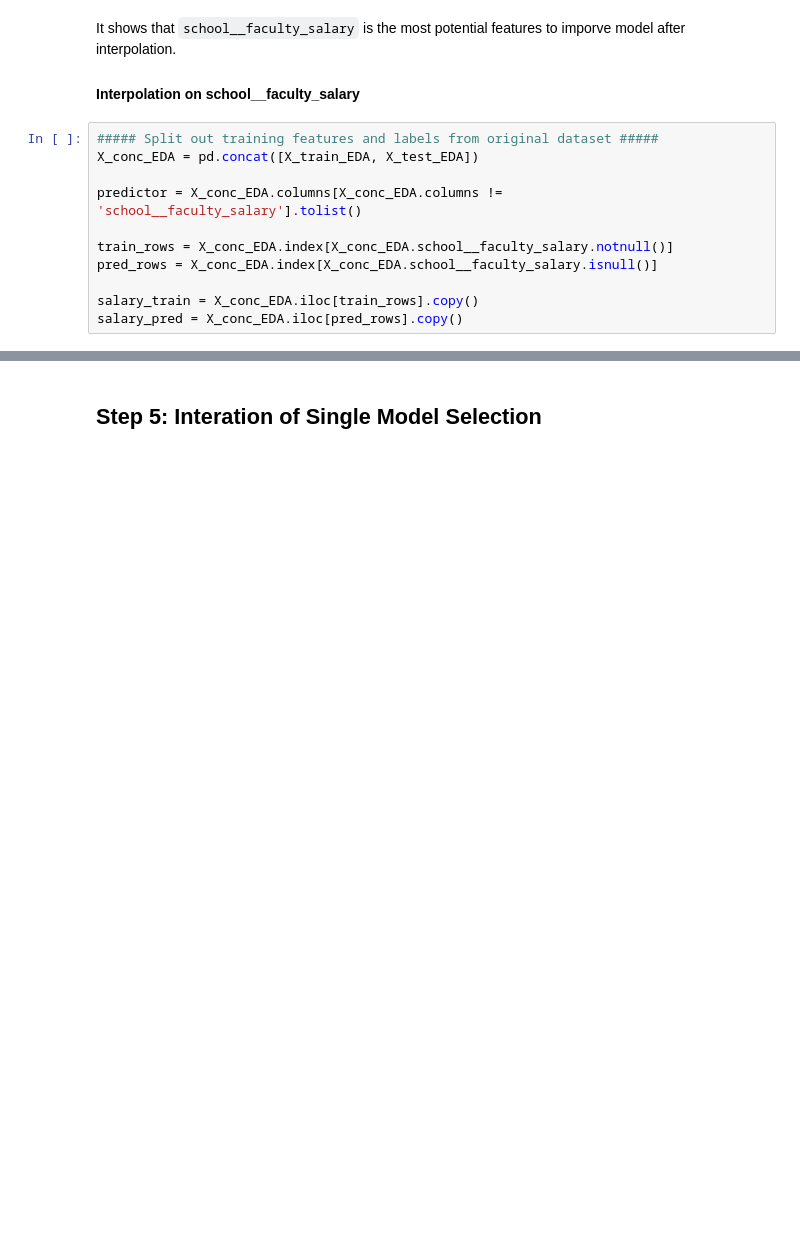
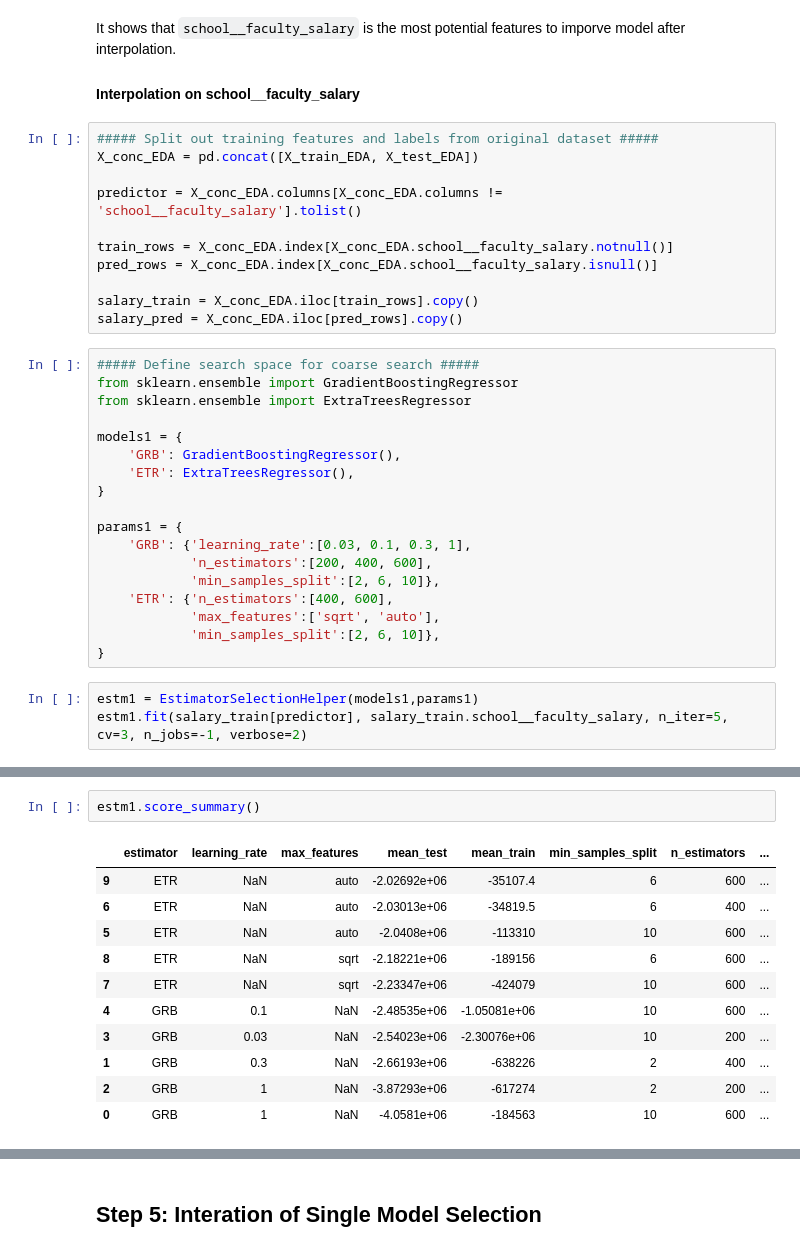
Before and after one commit to YestinYang/Learning-Path, a Jupyter notebook: Projects/MS_Predict Student Earnings/Predict_Student_Earnings.ipynb, the cells around one changed output, grey strips where cells are left out. Saved outputs shown, nothing was run; the diff lists cells and outputs as text; blank space fills up the shorter version.

Commit message:
feat: Update to interpolation model trained

```diff
--- a/Projects/MS_Predict Student Earnings/Predict_Student_Earnings.ipynb
+++ b/Projects/MS_Predict Student Earnings/Predict_Student_Earnings.ipynb
@@ -435,3 +446,24 @@ pred_rows = X_conc_EDA.index[X_conc_EDA.school__faculty_salary.isnull()]
 
 salary_train = X_conc_EDA.iloc[train_rows].copy()
 salary_pred = X_conc_EDA.iloc[pred_rows].copy()
+# %%
+##### Define search space for coarse search #####
+from sklearn.ensemble import GradientBoostingRegressor
+from sklearn.ensemble import ExtraTreesRegressor
+
+models1 = {
+    'GRB': GradientBoostingRegressor(),
+    'ETR': ExtraTreesRegressor(),
+}
+
+params1 = {
+    'GRB': {'learning_rate':[0.03, 0.1, 0.3, 1],
+            'n_estimators':[200, 400, 600],
+            'min_samples_split':[2, 6, 10]},
+    'ETR': {'n_estimators':[400, 600],
+            'max_features':['sqrt', 'auto'],
+            'min_samples_split':[2, 6, 10]},
+}
+# %%
+estm1 = EstimatorSelectionHelper(models1,params1)
+estm1.fit(salary_train[predictor], salary_train.school__faculty_salary, n_iter=5, cv=3, n_jobs=-1, verbose=2)
@@ -437,0 +477,14 @@ salary_pred = X_conc_EDA.iloc[pred_rows].copy()
+# %%
+estm1.score_summary()
+# %% [output]
+|  | estimator | learning_rate | max_features | mean_test | mean_train | min_samples_split | n_estimators | ... |
+| 9 | ETR | NaN | auto | -2.02692e+06 | -35107.4 | 6 | 600 | ... |
+| 6 | ETR | NaN | auto | -2.03013e+06 | -34819.5 | 6 | 400 | ... |
+| 5 | ETR | NaN | auto | -2.0408e+06 | -113310 | 10 | 600 | ... |
+| 8 | ETR | NaN | sqrt | -2.18221e+06 | -189156 | 6 | 600 | ... |
+| 7 | ETR | NaN | sqrt | -2.23347e+06 | -424079 | 10 | 600 | ... |
+| 4 | GRB | 0.1 | NaN | -2.48535e+06 | -1.05081e+06 | 10 | 600 | ... |
+| 3 | GRB | 0.03 | NaN | -2.54023e+06 | -2.30076e+06 | 10 | 200 | ... |
+| 1 | GRB | 0.3 | NaN | -2.66193e+06 | -638226 | 2 | 400 | ... |
+| 2 | GRB | 1 | NaN | -3.87293e+06 | -617274 | 2 | 200 | ... |
+| 0 | GRB | 1 | NaN | -4.0581e+06 | -184563 | 10 | 600 | ... |
```
Also changed, not shown: parts of 14 cells of this notebook.
